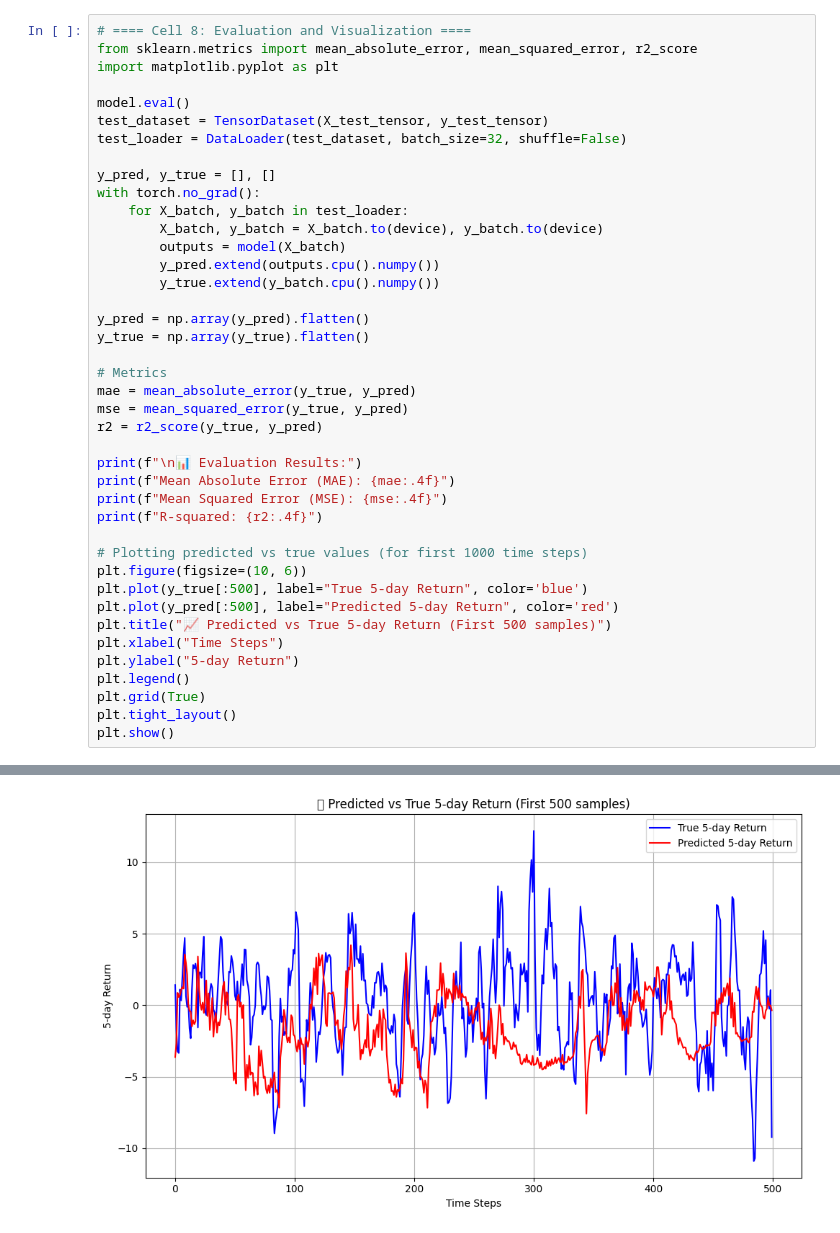
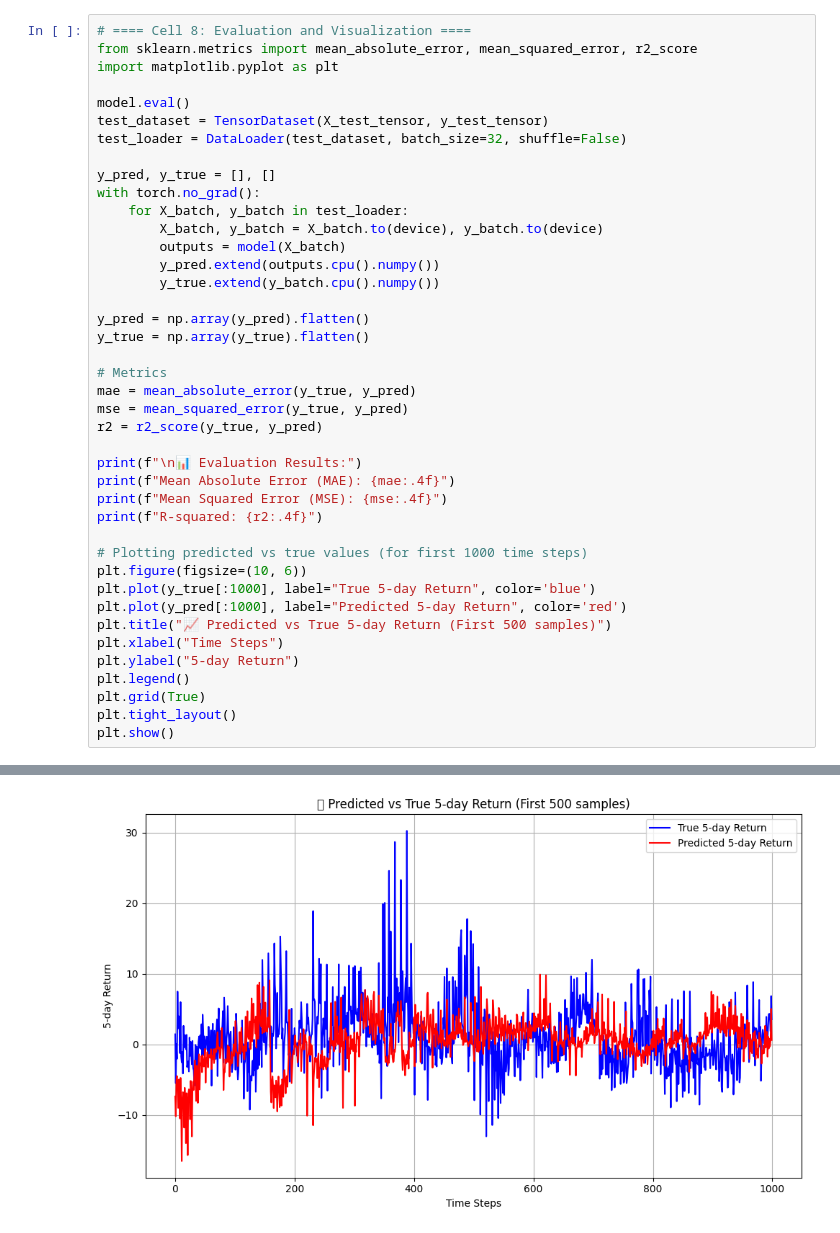
Before and after one commit to JesseLau24/CWP_RL, a Jupyter notebook: 04_LSTM_Multi_Assets_Return_Prediction/test.ipynb, the cells around one changed output, grey strips where cells are left out. Saved outputs shown, nothing was run; the diff lists cells and outputs as text.

```diff
--- a/04_LSTM_Multi_Assets_Return_Prediction/test.ipynb
+++ b/04_LSTM_Multi_Assets_Return_Prediction/test.ipynb
@@ -261,8 +256,8 @@ print(f"R-squared: {r2:.4f}")
 
 # Plotting predicted vs true values (for first 1000 time steps)
 plt.figure(figsize=(10, 6))
-plt.plot(y_true[:500], label="True 5-day Return", color='blue')
-plt.plot(y_pred[:500], label="Predicted 5-day Return", color='red')
+plt.plot(y_true[:1000], label="True 5-day Return", color='blue')
+plt.plot(y_pred[:1000], label="Predicted 5-day Return", color='red')
 plt.title("📈 Predicted vs True 5-day Return (First 500 samples)")
 plt.xlabel("Time Steps")
 plt.ylabel("5-day Return")
@@ -278 +273 @@ R-squared: -0.5420
-[figure, old version]
+[figure, new version]
```
Also changed, not shown: parts of 2 cells of this notebook, 6 other files.
